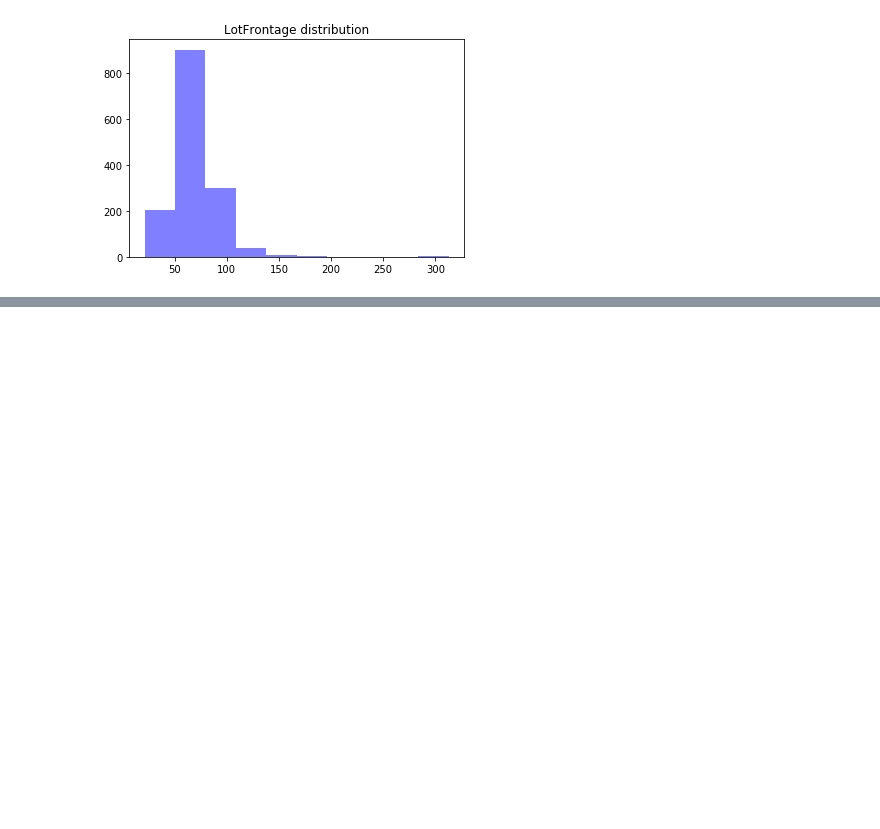
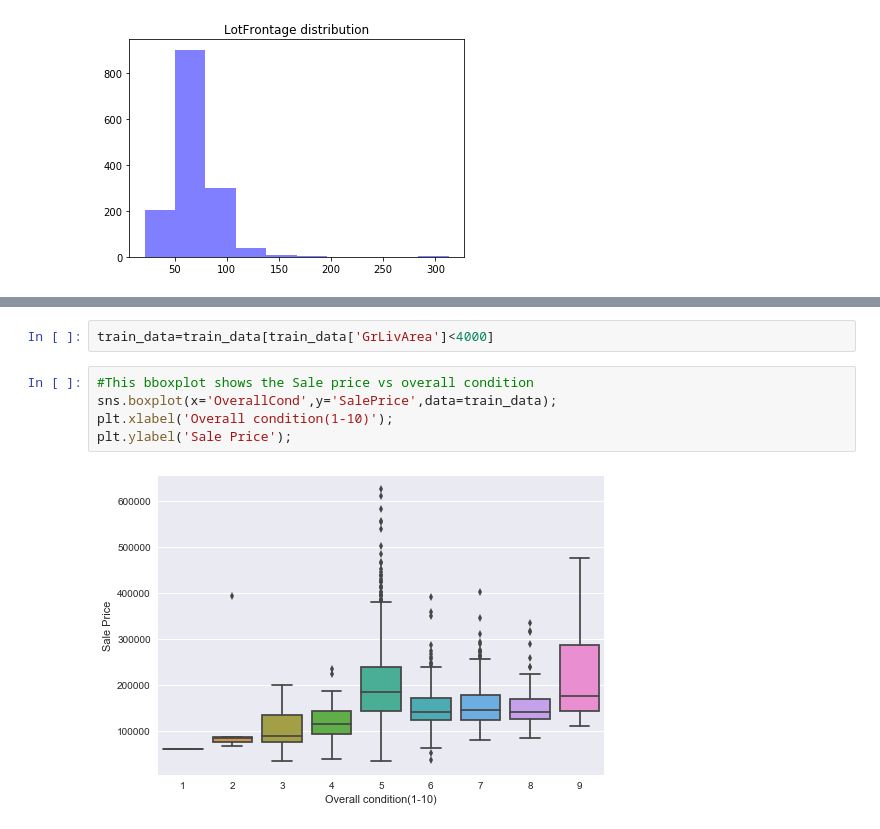
Before and after one commit to vgupta98/house_price_dataset, a Jupyter notebook: house_price_dataset.ipynb, the cells around one changed output, grey strips where cells are left out. Cells and saved outputs as stored; diff of their text form; blank space fills up the shorter version.

```diff
--- a/house_price_dataset.ipynb
+++ b/house_price_dataset.ipynb
@@ -216,0 +236,9 @@ I am going to make a model to impute the missing values for the 'GarageYrBlt' va
+# %%
+train_data=train_data[train_data['GrLivArea']<4000]
+# %%
+#This bboxplot shows the Sale price vs overall condition
+sns.boxplot(x='OverallCond',y='SalePrice',data=train_data);
+plt.xlabel('Overall condition(1-10)');
+plt.ylabel('Sale Price');
+# %% [output]
+[figure, added]
```
Also changed, not shown: parts of 12 cells of this notebook.
